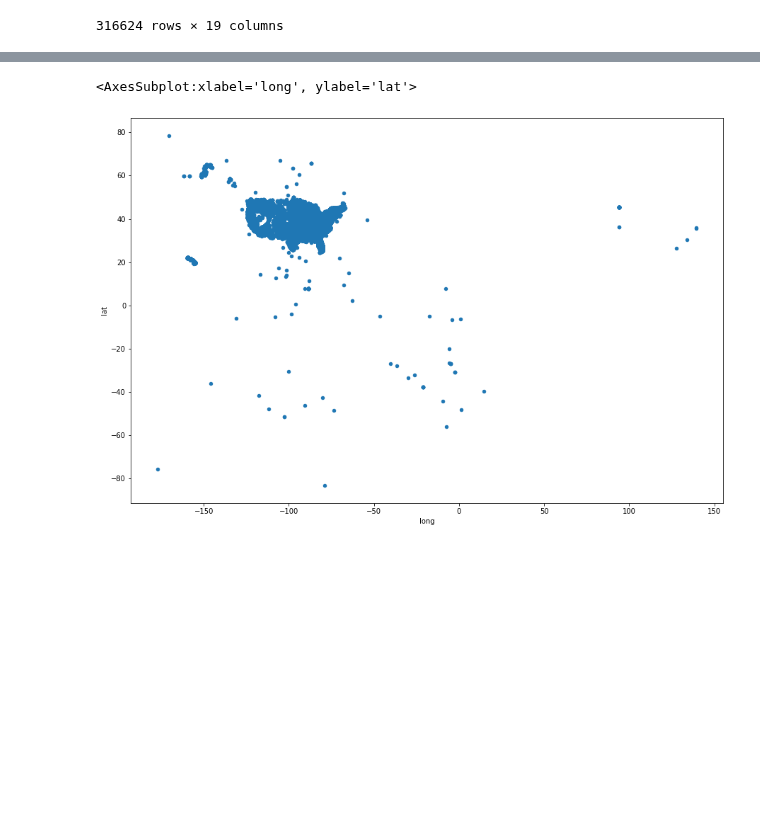
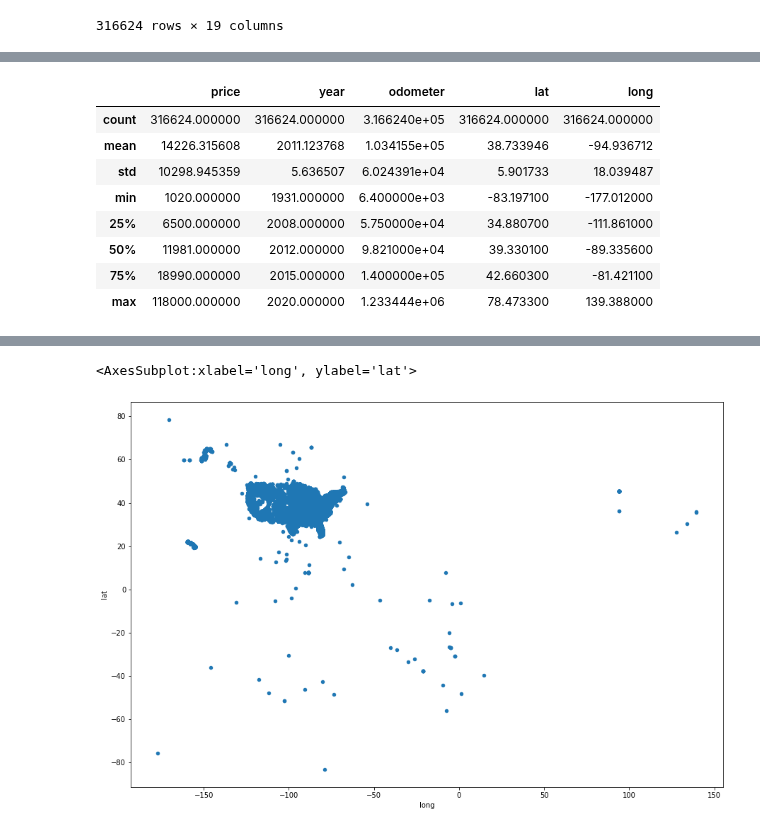
Before and after one commit to mbs8/IF679-ciencia-de-dados, a Jupyter notebook: notebooks/2-pre_processing.ipynb, the cells around one changed output, grey strips where cells are left out. Drawn from its saved outputs; the diff is of its cells as text; code cells hidden in the pictures; blank space fills up the shorter version.

```diff
--- a/notebooks/2-pre_processing.ipynb
+++ b/notebooks/2-pre_processing.ipynb
@@ -791,0 +793,13 @@ df.to_csv(CLEAN_VEHICLES_2_DATASET, index=False)
+# %%
+from sklearn.preprocessing import StandardScaler, MinMaxScaler
+df.describe()
+# %% [output]
+|  | price | year | odometer | lat | long |
+| count | 316624.000000 | 316624.000000 | 3.166240e+05 | 316624.000000 | 316624.000000 |
+| mean | 14226.315608 | 2011.123768 | 1.034155e+05 | 38.733946 | -94.936712 |
+| std | 10298.945359 | 5.636507 | 6.024391e+04 | 5.901733 | 18.039487 |
+| min | 1020.000000 | 1931.000000 | 6.400000e+03 | -83.197100 | -177.012000 |
+| 25% | 6500.000000 | 2008.000000 | 5.750000e+04 | 34.880700 | -111.861000 |
+| 50% | 11981.000000 | 2012.000000 | 9.821000e+04 | 39.330100 | -89.335600 |
+| 75% | 18990.000000 | 2015.000000 | 1.400000e+05 | 42.660300 | -81.421100 |
+| max | 118000.000000 | 2020.000000 | 1.233444e+06 | 78.473300 | 139.388000 |
```
Also changed, not shown: parts of 17 cells of this notebook.
